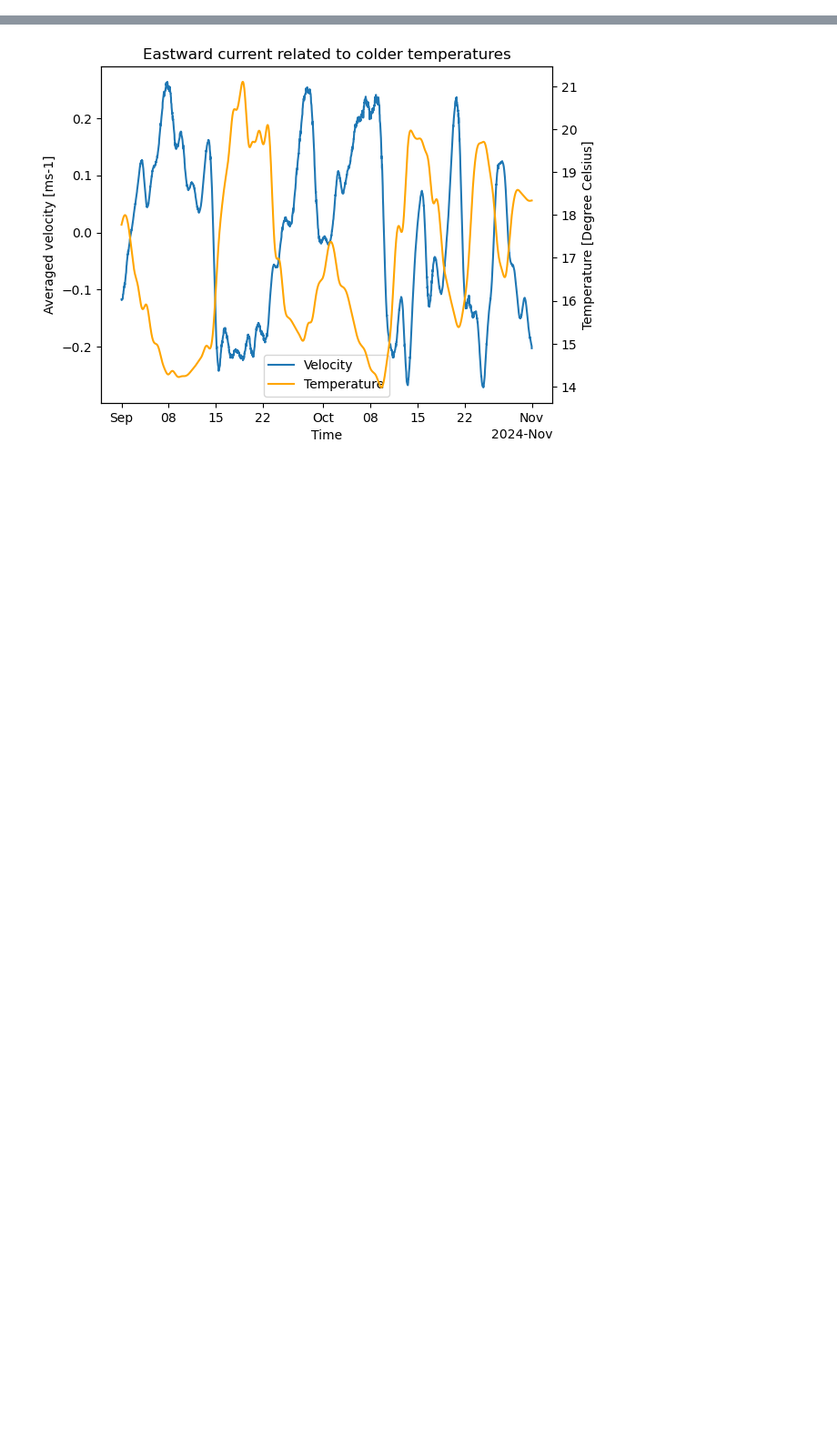
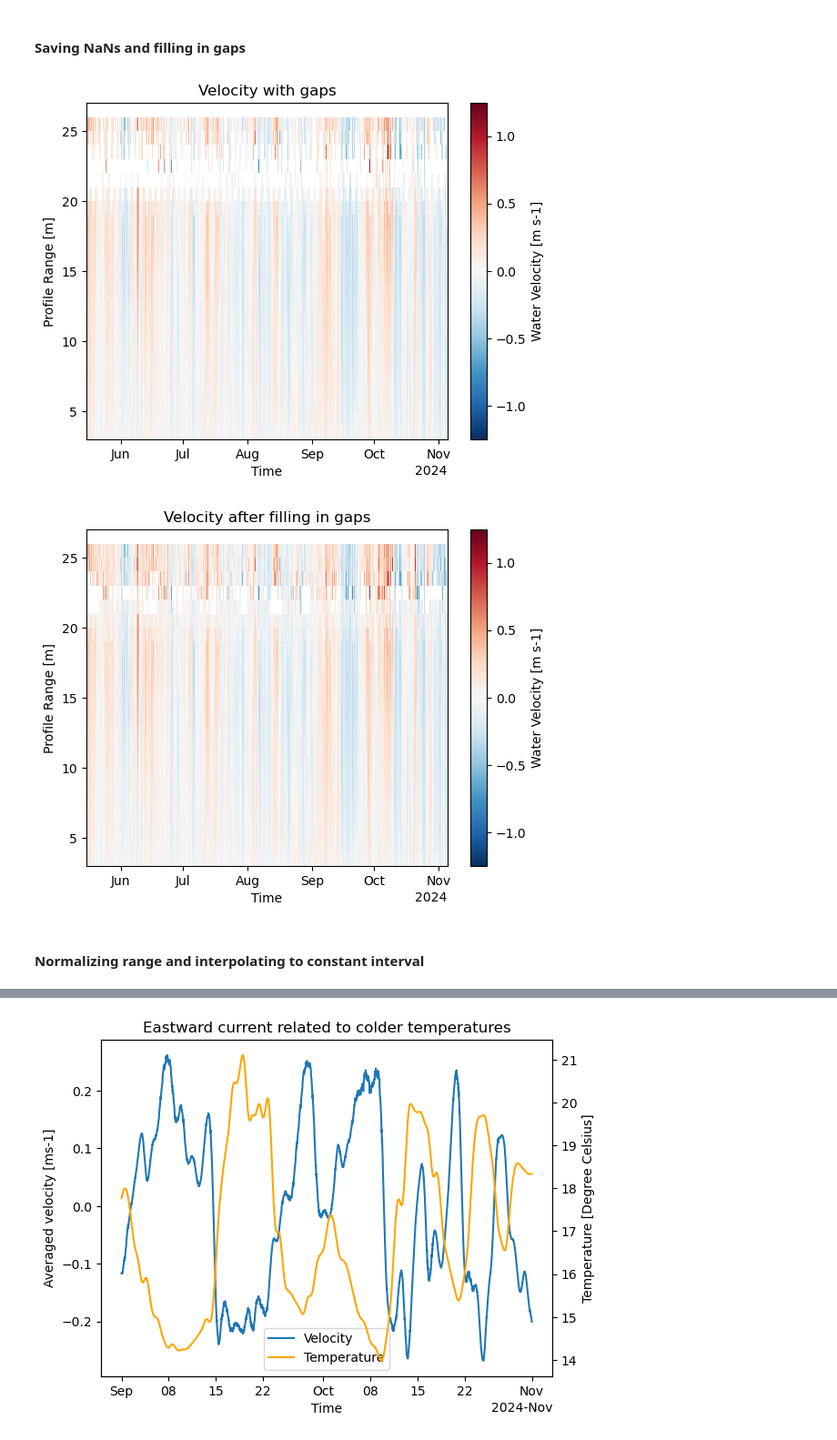
Before and after one commit to AnurovaPrykhodko/ADCP-internship, a Jupyter notebook: data_analysis.ipynb, the cells around one changed output, grey strips where cells are left out. Shown at 91% size. Cells and saved outputs as stored; diff of their text form; code cells hidden in the pictures; blank space fills up the shorter version.

Commit message:
Added parts to this notebook instead, due to change of order, had to add step of filling in gaps before filtering.

```diff
--- a/data_analysis.ipynb
+++ b/data_analysis.ipynb
@@ -27,0 +42,23 @@ Coordinates:
+# %% [markdown]
+#### Saving NaNs and filling in gaps
+# %%
+# Save NaNs
+mask_nan = np.isnan(ds['vel'])
+ds_interp = ds.copy()
+
+ds['vel'][0].plot()
+plt.xlabel('Time')
+plt.title('Velocity with gaps')
+plt.show()
+
+ds_interp['vel'] = ds['vel'].interpolate_na(dim='time', method='linear', max_gap=np.timedelta64(12, 'h'))
+
+ds_interp['vel'][0].plot()
+plt.xlabel('Time')
+plt.title('Velocity after filling in gaps')
+plt.show()
+# %% [output]
+[figure, added]
+[figure, added]
+# %% [markdown]
+#### Normalizing range and interpolating to constant interval
```
Also changed, not shown: parts of 18 cells of this notebook.
